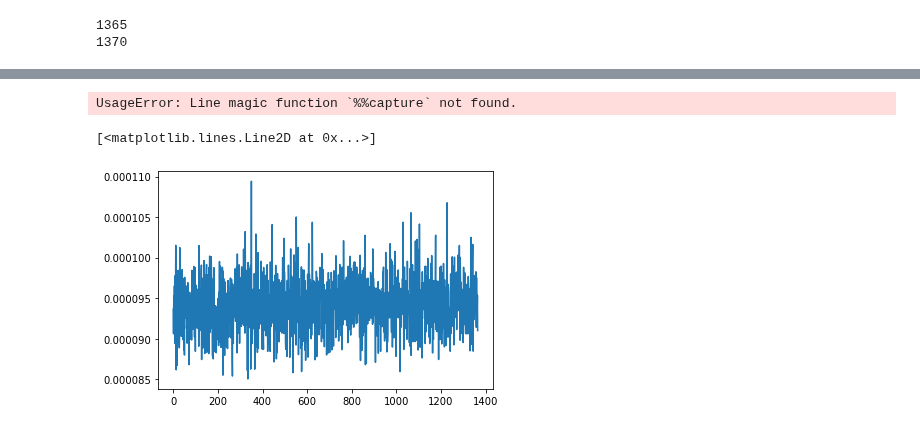
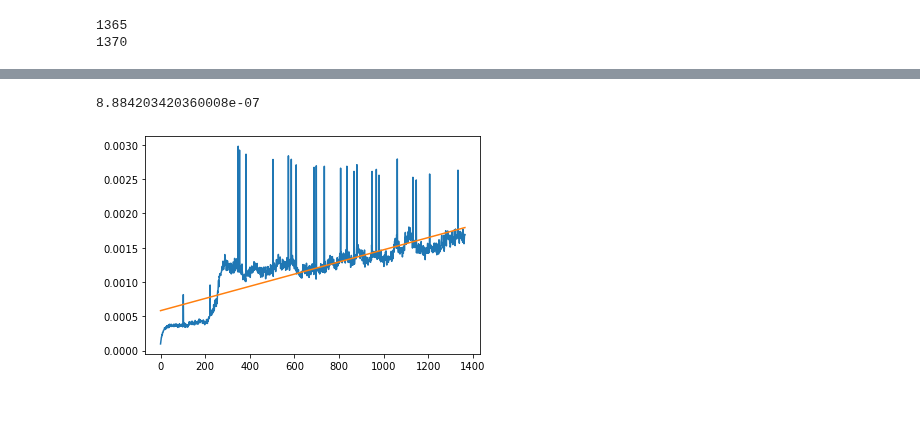
Before and after one commit to hahntrn/da-benchmarking, a Jupyter notebook: src-ha/coral_loss.ipynb, the cells around one changed output, grey strips where cells are left out. Drawn from its saved outputs; the diff is of its cells as text; code cells hidden in the pictures.

Commit message:
Add code snippets for
- check cnn gradient
- plot loss for each batch
- tensorboard (not working)

```diff
--- a/src-ha/coral_loss.ipynb
+++ b/src-ha/coral_loss.ipynb
@@ -285,19 +302,21 @@ class BasicModel(torch.nn.Module):
 # %%capture cap --no-stderr
 ALPHA1 = 1
 ALPHA2 = 0.076923077
-LR     = 1e-5
+LR     = 1e-2
 print(f'  LR={LR}\n  alpha1={ALPHA1} (BCE),\n  alpha2={ALPHA2} (CORAL)')
-
-model = BasicModel(alpha1=ALPHA1, alpha2=ALPHA2) # 0, 100_000_000, np.inf
+summary_writer = SummaryWriter()
+model = BasicModel(alpha1=ALPHA1, alpha2=ALPHA2, summary_writer=summary_writer) # 0, 100_000_000, np.inf
 model.load_state_dict(torch.load('../models/baseline'))
 # model = BasicModel() # setting alphas in the code for now
 optimizer = torch.optim.Adam(model.parameters(), lr=LR)
 # model.load_state_dict(torch.load('../models/baseline'))
 model.cuda()
-CORAL_loss_all = model.fit(source_train_gen, target_train_gen, source_val_data_loader, target_val_data_loader, optimizer, epochs = 10)
+CORAL_loss_all = model.fit(source_train_gen, target_train_gen, source_val_data_loader, target_val_data_loader, optimizer, epochs = 1)
 model.cpu()
-timestamp = datetime.now().strftime('%Y%m%dT%H%M%S')
-torch.save(model.state_dict(), f'../models/coral-alpha_{ALPHA2}_{timestamp}')
+summary_writer.close()
+
+timestamp = datetime.now().strftime('%Y%m%tT%H%M%S')
+torch.save(model.state_dict(), f'../models/coral-{timestamp}_alpha_{ALPHA2}')
 # with open(f'../logs/coral-alpha_{ALPHA}_{timestamp}.txt', 'w') as file:
 #     file.write(cap.stdout)
 # %% [output]
@@ -388,12 +338,16 @@ Confusion Matrix (at t = 0.5):
 # for i in tqdm(range(20)):
 #     fn()
 
-%%capture cap --no-stderr
-print('yay')
+# %%capture cap --no-stderr
+# print('yay')
-# %% [output]
-UsageError: Line magic function `%%capture` not found.
 # %%
 plt.plot(CORAL_loss_all)
+
+y = CORAL_loss_all
+x = range(len(CORAL_loss_all))
+m, b = np.polyfit(x, y, 1)
+plt.plot(x, m*x + b)
+print(m)
 # %% [output]
-[<matplotlib.lines.Line2D at 0x...>]
+8.884203420360008e-07
-[figure, old version]
+[figure, new version]
```
Also changed, not shown: parts of 4 cells of this notebook, 9 other files.
